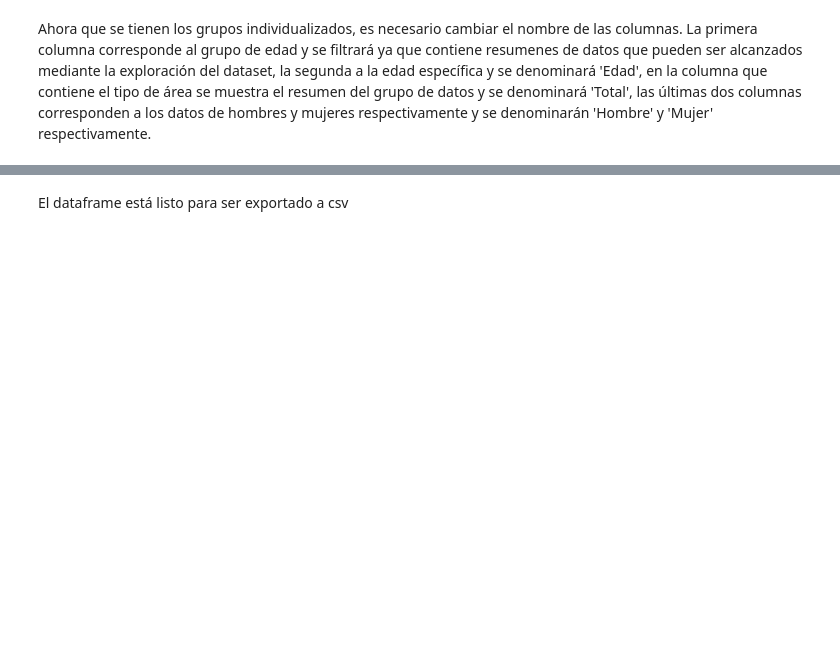
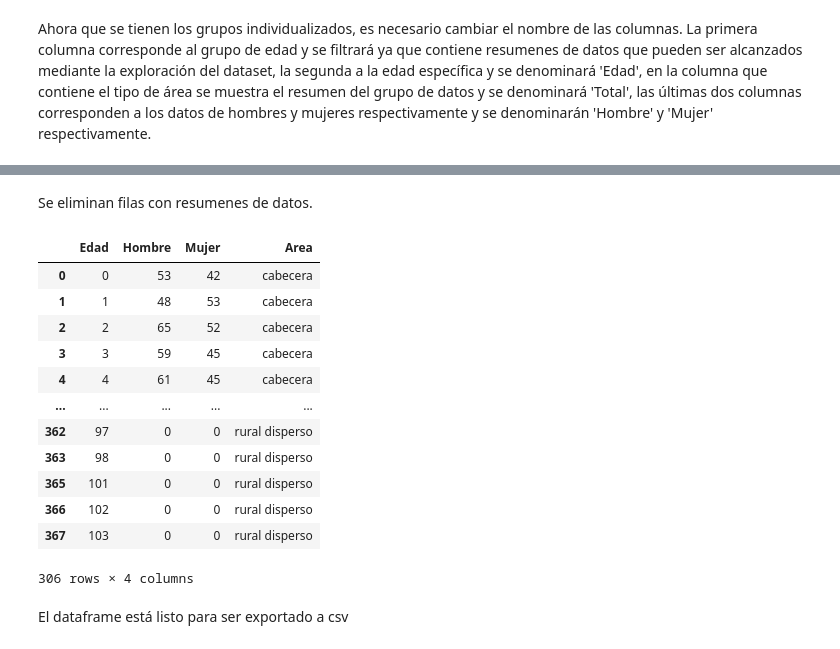
Before and after one commit to Schiavi13/Censo-Viterbo-Caldas-2018, a Jupyter notebook: source_to_csv_3pm.ipynb, the cells around one changed output, grey strips where cells are left out. Cells and saved outputs as stored; diff of their text form; code cells hidden in the pictures; blank space fills up the shorter version.

```diff
--- a/source_to_csv_3pm.ipynb
+++ b/source_to_csv_3pm.ipynb
@@ -129,3 +125,22 @@ df_3pm
+# %% [markdown]
+Se eliminan filas con resumenes de datos.
+# %%
+df_3pm = df_3pm.loc[df_3pm['Edad'] != 'Total grupo edad']
+df_3pm
+# %% [output]
+|  | Edad | Hombre | Mujer | Area |
+| 0 | 0 | 53 | 42 | cabecera |
+| 1 | 1 | 48 | 53 | cabecera |
+| 2 | 2 | 65 | 52 | cabecera |
+| 3 | 3 | 59 | 45 | cabecera |
+| 4 | 4 | 61 | 45 | cabecera |
+| ... | ... | ... | ... | ... |
+| 362 | 97 | 0 | 0 | rural disperso |
+| 363 | 98 | 0 | 0 | rural disperso |
+| 365 | 101 | 0 | 0 | rural disperso |
+| 366 | 102 | 0 | 0 | rural disperso |
+| 367 | 103 | 0 | 0 | rural disperso |
+306 rows × 4 columns
 # %% [markdown]
 El dataframe está listo para ser exportado a csv
 # %%
```
Also changed, not shown: parts of 6 cells of this notebook.
